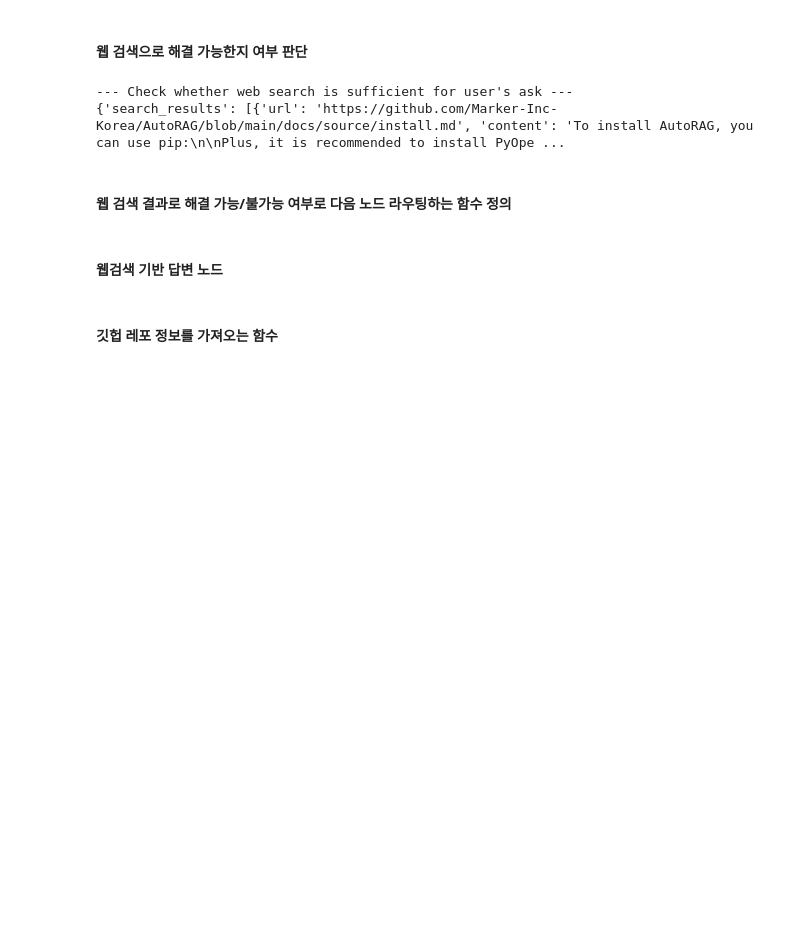
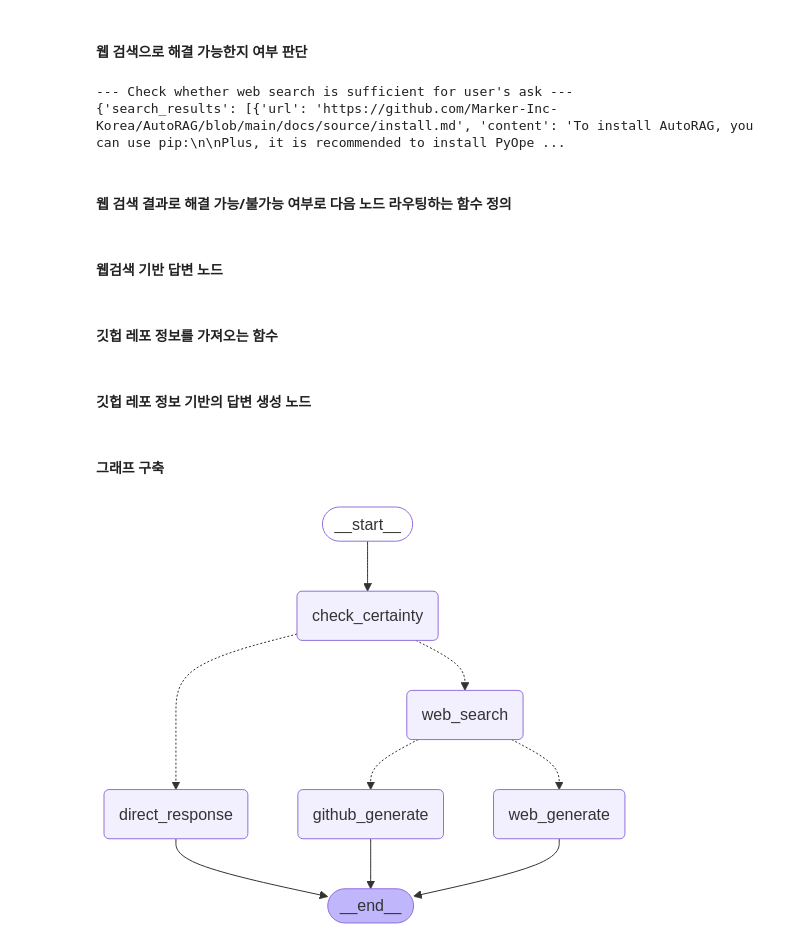
Before and after one commit to uuuu1313/my_coding_agent, a Jupyter notebook: coding_agent.ipynb, the cells around one changed output. Saved outputs shown, nothing was run; the diff lists cells and outputs as text; code cells hidden in the pictures; blank space fills up the shorter version.

```diff
--- a/coding_agent.ipynb
+++ b/coding_agent.ipynb
@@ -244,3 +244,5 @@ def git_vector_embedding(repo_name):
         )
 
     return vectorstore
+# %% [markdown]
+#### 깃헙 레포 정보 기반의 답변 생성 노드
@@ -246,0 +304,45 @@ def git_vector_embedding(repo_name):
+# %% [markdown]
+
+#### 그래프 구축
+# %%
+from langgraph.graph import StateGraph, START, END
+
+workflow = StateGraph(AgentState)
+
+workflow.add_node("check_certainty", check_certainty)
+workflow.add_node("direct_response", direct_response)
+workflow.add_node("web_search", web_search)
+workflow.add_node("web_generate", web_generate)
+workflow.add_node("github_generate", github_generate)
+
+workflow.add_edge(START, "check_certainty")
+
+workflow.add_conditional_edges(
+    "check_certainty",
+    route_based_on_certainty,
+    {
+        "web_search": "web_search",
+        "direct_response": "direct_response"
+    }
+)
+
+workflow.add_conditional_edges(
+    "web_search",
+    route_after_search,
+    {
+        "web_generate": "web_generate",
+        "github_generate": "github_generate"
+    }
+)
+
+workflow.add_edge("direct_response", END)
+workflow.add_edge("web_generate", END)
+workflow.add_edge("github_generate", END)
+
+app = workflow.compile()
+# %%
+from IPython.display import Image, display
+
+display(Image(app.get_graph().draw_mermaid_png()))
+# %% [output]
+[figure, added]
```
Also changed, not shown: parts of 3 cells of this notebook.
